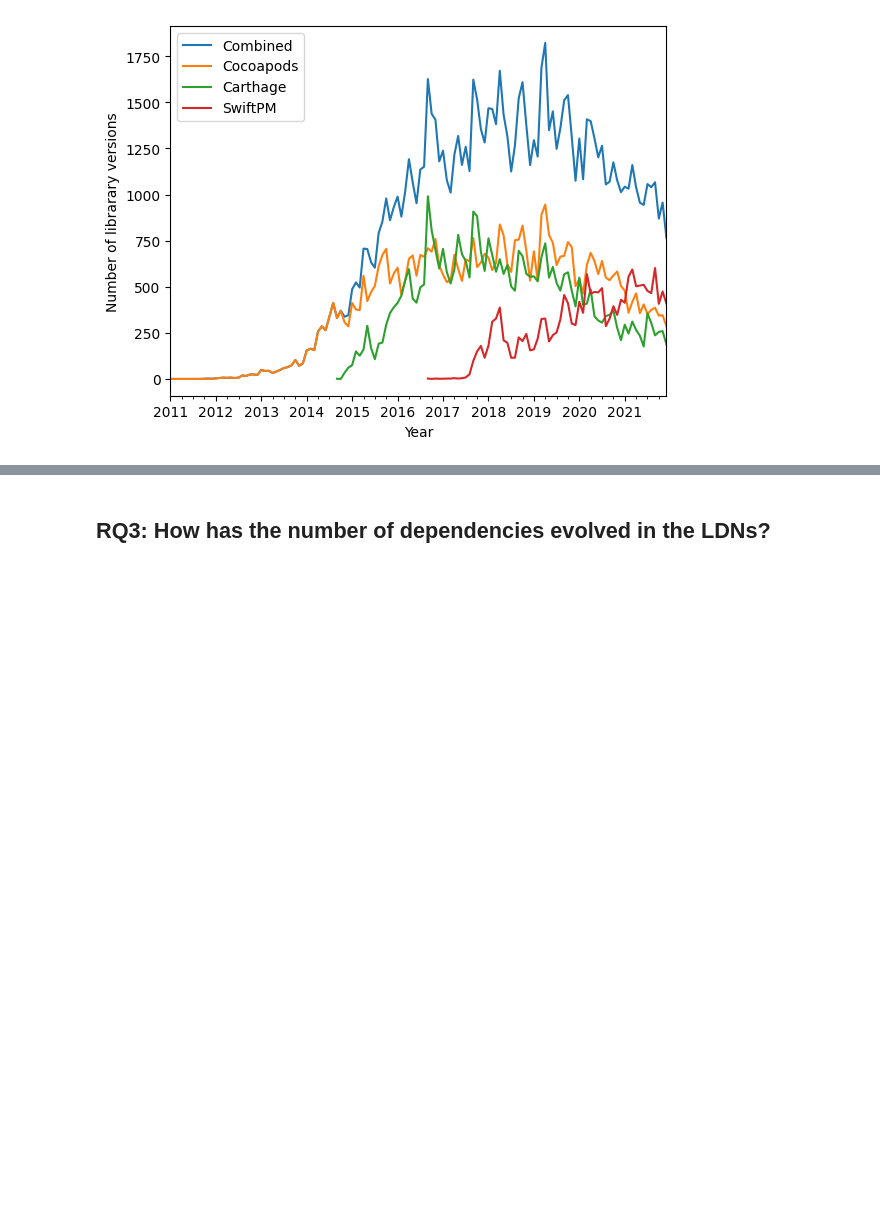
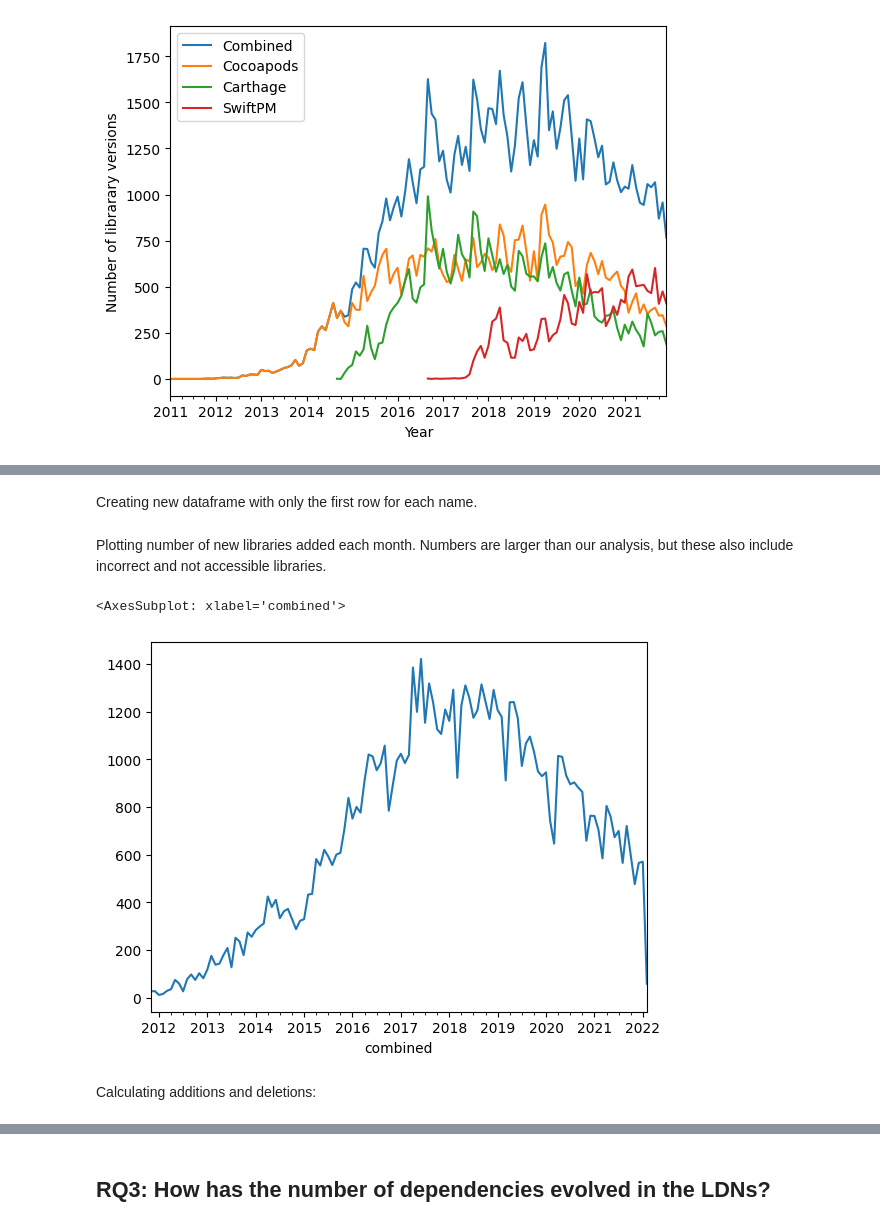
Before and after one commit to kristiinara/LibraryDependencyEvolution, a Jupyter notebook: Analysis of Library Dependency Networks of Package Managers Used in iOS Development (MobileSoft).ipynb, the cells around one changed output, grey strips where cells are left out. Saved outputs shown, nothing was run; the diff lists cells and outputs as text; code cells hidden in the pictures; blank space fills up the shorter version.

```diff
--- a/Analysis of Library Dependency Networks of Package Managers Used in iOS Development (MobileSoft).ipynb
+++ b/Analysis of Library Dependency Networks of Package Managers Used in iOS Development (MobileSoft).ipynb
@@ -296,0 +347,9 @@ plt.savefig('plot_number_of_library_updates_per_month_per_package_manager.pdf',
+# %%
+def find_name(path):
+    parts = path.split('/')
+    if len(parts) >= 3:
+        name = parts[-3]
+        return name.strip()
+    return ''
+
+cocoapods['name'] = cocoapods['file'].apply(find_name)
@@ -296,0 +376,13 @@ plt.savefig('plot_number_of_library_updates_per_month_per_package_manager.pdf',
+# %% [markdown]
+Creating new dataframe with only the first row for each name.
+# %%
+cocoapods_firsts = cocoapods.drop_duplicates(subset='name', keep='first')
+# %% [markdown]
+Plotting number of new libraries added each month. Numbers are larger than our analysis, but these also include incorrect and not accessible libraries.
+# %%
+cocoapods_firsts.groupby('combined')['name'].count().plot()
+# %% [output]
+<AxesSubplot: xlabel='combined'>
+[figure, added]
+# %% [markdown]
+Calculating additions and deletions:
```
Also changed, not shown: parts of 15 cells of this notebook, 2 other files.
